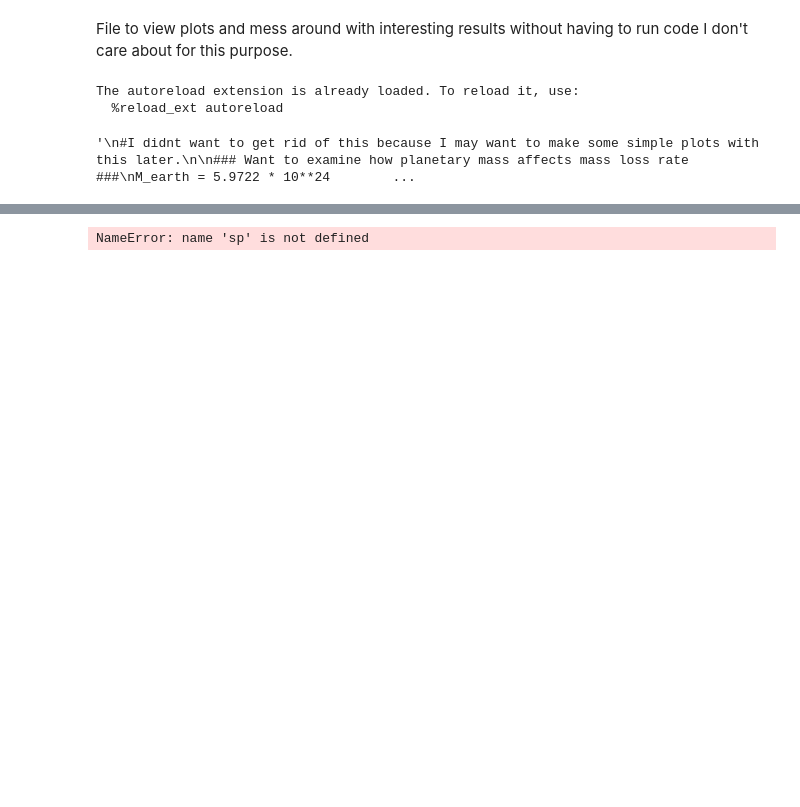
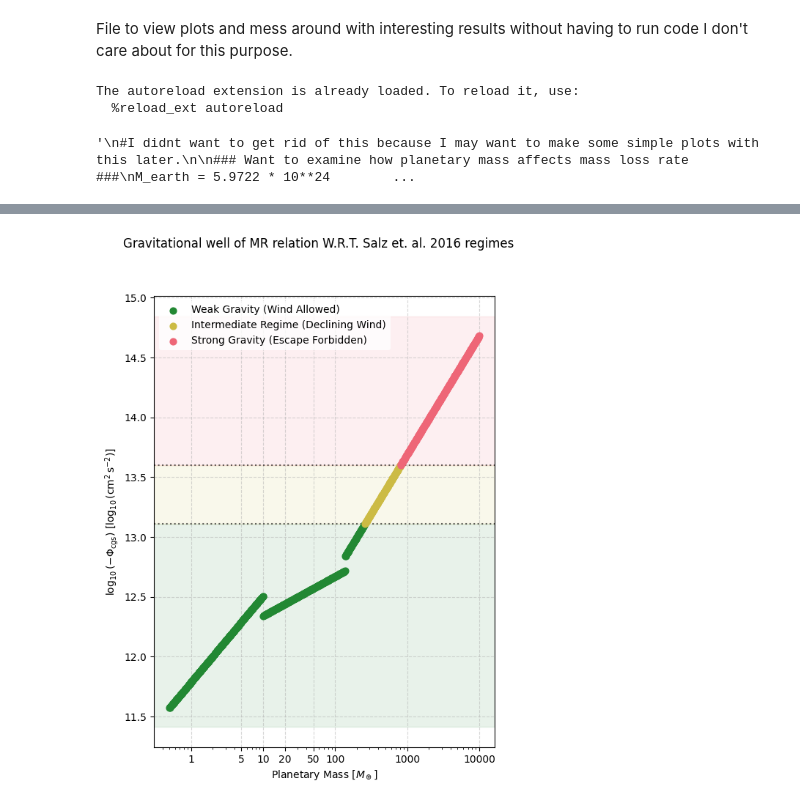
Before and after one commit to FormingWorlds/BScProjectAtmosphericEscape, a Jupyter notebook: plots/results_safari.ipynb, the cells around one changed output, grey strips where cells are left out. Cells and saved outputs as stored; diff of their text form; code cells hidden in the pictures; blank space fills up the shorter version.

```diff
--- a/plots/results_safari.ipynb
+++ b/plots/results_safari.ipynb
@@ -383,30 +364,56 @@ plt.close(fig)
 # %%
 ### Want to see how the gravitational well changes with the MR relation ###
 
 ### compare with salz et al 2016 if can host hydrodynamic escape ###
 G = sp.constants.G #[m^3 kg^-1 s^-2]
 
-grav_pot_SI = np.array([- G * m / Atmosphere.determine_radius_from_MR_relation(m) for m in Mass_array]) #[m^2 s^-2] gravitational potential at the planetary radius, where G: gravitational constant, M_p: planetary mass, R_p: planetary radius
+grav_pot_SI = np.array([- G * m / Atmosphere.determine_radius_from_MR_relation(m) for m in (MR_masses * M_earth)]) #[m^2 s^-2] gravitational potential at the planetary radius, where G: gravitational constant, M_p: planetary mass, R_p: planetary radius
 grav_pot_cgs = grav_pot_SI * cm_to_m**(-2) #[cm^2 s^-2] gravitational potential at the planetary radius in cgs units, where grav_pot_SI: gravitational potential at the planetary radius in SI units
 grav_compare = np.log10(-grav_pot_cgs) #[log10(cm^2 s^-2)] logarithm of the negative gravitational potential at the planetary radius in cgs units, where grav_pot_cgs: gravitational potential at the planetary radius in cgs units
 salz_strong_grav_threshold = 13.6 #Larger than this value and gravity is too high for hydrodynamic escape. No EL and no wind for RR. REFERENCE Salz et. al. 2016
 salz_weak_grav_threshold = 13.11 #Smaller than this value and the planet can host hydrodynamic wind and therefore EL and RR.
 
+fig, ax = plt.subplots(1, 1, figsize=(6, 8))
+fig.suptitle('Gravitational well of MR relation W.R.T. Salz et. al. 2016 regimes')
 
-if grav_compare < salz_weak_grav_threshold:
-    print(f"Planet can host hydrodynamic escape through wind: {grav_compare} < {salz_weak_grav_threshold} (log10(grav pot [cm^2 s^-2])")
-elif grav_compare > salz_strong_grav_threshold:
-    print(f"Planet cannot host hydrodynamic escape through wind: {grav_compare} > {salz_strong_grav_threshold} (log10(grav pot [cm^2 s^-2])")
-else: #the gravitational potential is in between
-    print(f"Planet is in intermediate regime of gravitationally binding atmosphere, wind strength declines rapidly")
+#Masks for the three possible regimes for the atmospheres:
+weak_grav_mask = grav_compare < salz_weak_grav_threshold
+strong_grav_mask = grav_compare > salz_strong_grav_threshold
+intermediate_mask = (grav_compare >= salz_weak_grav_threshold) & (grav_compare <= salz_strong_grav_threshold)
 
-fig, ax = plt.subplots(1, 1, (6, 8))
-fig.suptitle('Gravitational well of MR relation')
-ax.scatter(masses)
-ax.set_xscale('log')
-ax.set_yscale('log')
+ax.scatter(MR_masses[weak_grav_mask], grav_compare[weak_grav_mask],
+           color='#228833', s=40, zorder=3, label='Weak Gravity (Wind Allowed)')
+
+ax.scatter(MR_masses[intermediate_mask], grav_compare[intermediate_mask],
+           color='#CCBB44', s=40, zorder=3, label='Intermediate Regime (Declining Wind)')
+
+ax.scatter(MR_masses[strong_grav_mask], grav_compare[strong_grav_mask],
+           color='#EE6677', s=40, zorder=3, label='Strong Gravity (Escape Forbidden)')
+
+#Visual Enhancements: Add Threshold Lines and Shading
+ax.axhline(salz_weak_grav_threshold, color='black', linestyle=':', alpha=0.6, zorder=2)
+ax.axhline(salz_strong_grav_threshold, color='black', linestyle=':', alpha=0.6, zorder=2)
+
+# Soft background color shading for each area
+ax.axhspan(ax.get_ylim()[0], salz_weak_grav_threshold, color='#228833', alpha=0.1, zorder=1)
+ax.axhspan(salz_weak_grav_threshold, salz_strong_grav_threshold, color='#CCBB44', alpha=0.1, zorder=1)
+ax.axhspan(salz_strong_grav_threshold, ax.get_ylim()[1], color='#EE6677', alpha=0.1, zorder=1)
+
+#5 Labels and Formatting
+ax.grid(True, linestyle='--', alpha=0.5, zorder=0)
+ax.set_xlabel(r'Planetary Mass [$M_\oplus$]')
+ax.set_ylabel(r'$\log_{10}(-\Phi_\mathrm{cgs})$ [$\log_{10}(\mathrm{cm}^2\,\mathrm{s}^{-2})$]')
+ax.semilogx()
+x_ticks = [1, 5, 10, 20, 50, 100, 1000, 10000]
+ax.set_xticks(x_ticks, labels=[str(x) for x in x_ticks])
+# Place the legend in a clean spot
+ax.legend(loc='best', frameon=True, shadow=False, facecolor='white', edgecolor='none')
+ax.grid(True)
+plt.savefig('Keepers/GravPotential_vs_Regime_MR_relation.png', dpi=300)
+plt.show()
+plt.close()
 # %% [output]
-NameError: name 'sp' is not defined
+[figure, added]
 # %%
 #I want to plot and compare how planets of different incoming xuv fluxes are impacted on their mass loss rates
 
```
Also changed, not shown: parts of 4 cells of this notebook.
